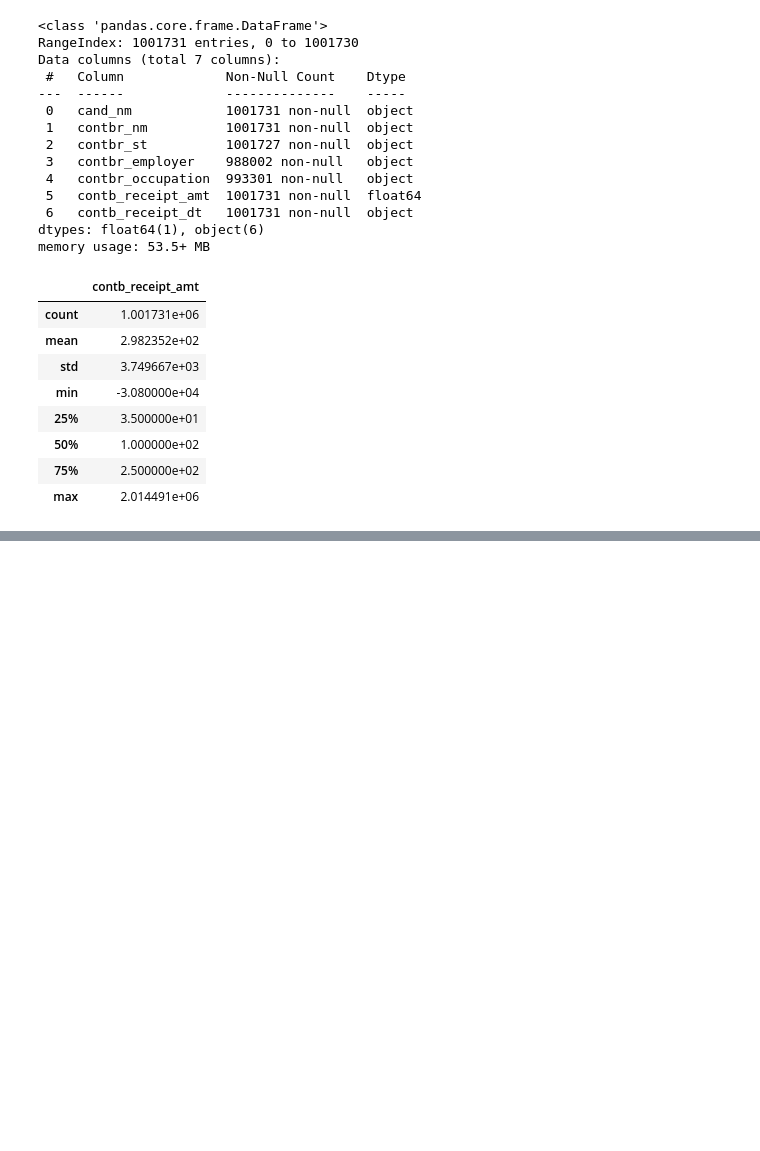
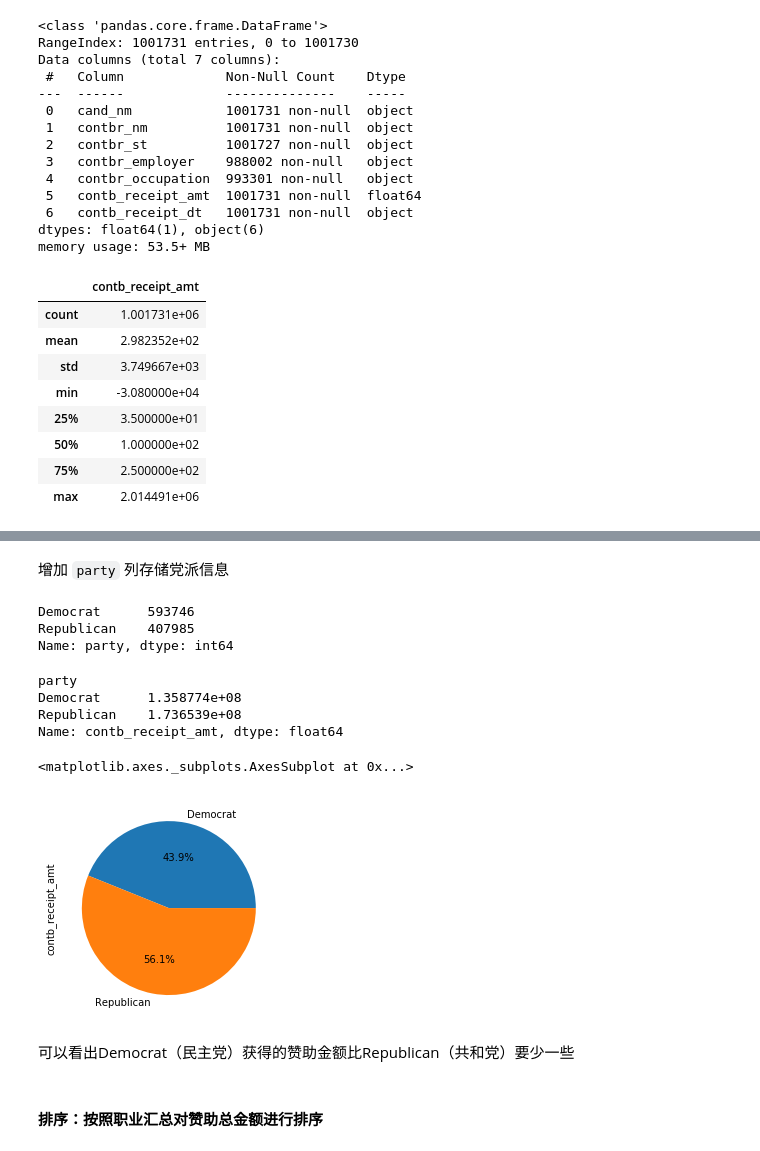
Before and after one commit to langliu/mybinder, a Jupyter notebook: 2012美国总统竞选赞助数据分析.ipynb, the cells around one changed output, grey strips where cells are left out. Saved outputs shown, nothing was run; the diff lists cells and outputs as text; code cells hidden in the pictures; blank space fills up the shorter version.

```diff
--- a/2012美国总统竞选赞助数据分析.ipynb
+++ b/2012美国总统竞选赞助数据分析.ipynb
@@ -55,0 +62,5 @@ data.describe()
+# %%
+# 从data.info()得知，contbr_employer、contbr_occupation均有少量缺失值,均填充为NOT PROVIDED
+data['contbr_employer'].fillna('NOT PROVIDED', inplace=True)
+data['contbr_occupation'].fillna('NOT PROVIDED', inplace=True)
+data.head(20)
@@ -55,0 +105,24 @@ data.describe()
+# %%
+#通过搜索引擎等途径，获取到每个总统候选人的所属党派，建立字典parties，候选人名字作为键，所属党派作为对应的值
+parties = {'Bachmann, Michelle': 'Republican',
+           'Cain, Herman': 'Republican',
+           'Gingrich, Newt': 'Republican',
+           'Huntsman, Jon': 'Republican',
+           'Johnson, Gary Earl': 'Republican',
+           'McCotter, Thaddeus G': 'Republican',
+           'Obama, Barack': 'Democrat',
+           'Paul, Ron': 'Republican',
+           'Pawlenty, Timothy': 'Republican',
+           'Perry, Rick': 'Republican',
+           "Roemer, Charles E. 'Buddy' III": 'Republican',
+           'Romney, Mitt': 'Republican',
+           'Santorum, Rick': 'Republican'}
+# %% [markdown]
+增加 `party` 列存储党派信息
+# %%
+data['party'] = data['cand_nm'].map(parties)
+data['party'].value_counts()
+# %% [output]
+Democrat      593746
+Republican    407985
+Name: party, dtype: int64
@@ -55,0 +131,16 @@ data.describe()
+# %%
+data.groupby('party')['contb_receipt_amt'].sum()
+# %% [output]
+party
+Democrat      1.358774e+08
+Republican    1.736539e+08
+Name: contb_receipt_amt, dtype: float64
+# %%
+data.groupby('party')['contb_receipt_amt'].sum().plot(kind='pie',autopct='%1.1f%%')
+# %% [output]
+<matplotlib.axes._subplots.AxesSubplot at 0x...>
+[figure, added]
+# %% [markdown]
+可以看出Democrat（民主党）获得的赞助金额比Republican（共和党）要少一些
+# %% [markdown]
+#### 排序：按照职业汇总对赞助总金额进行排序
```
Also changed, not shown: parts of 48 cells of this notebook, 2 other files.
